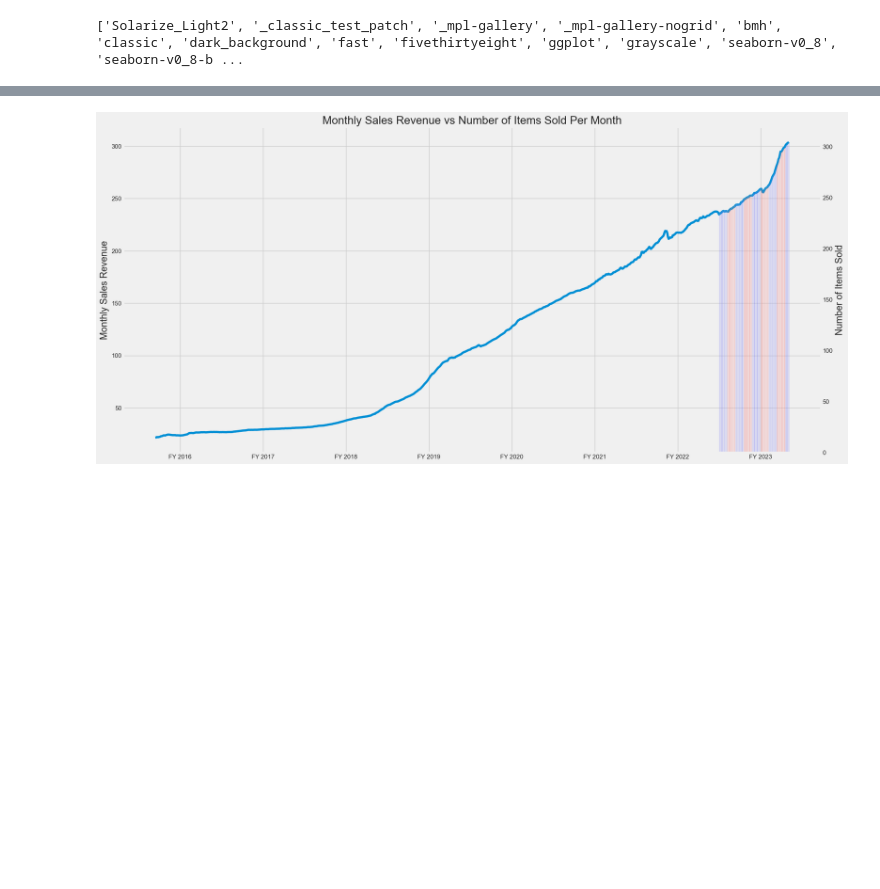
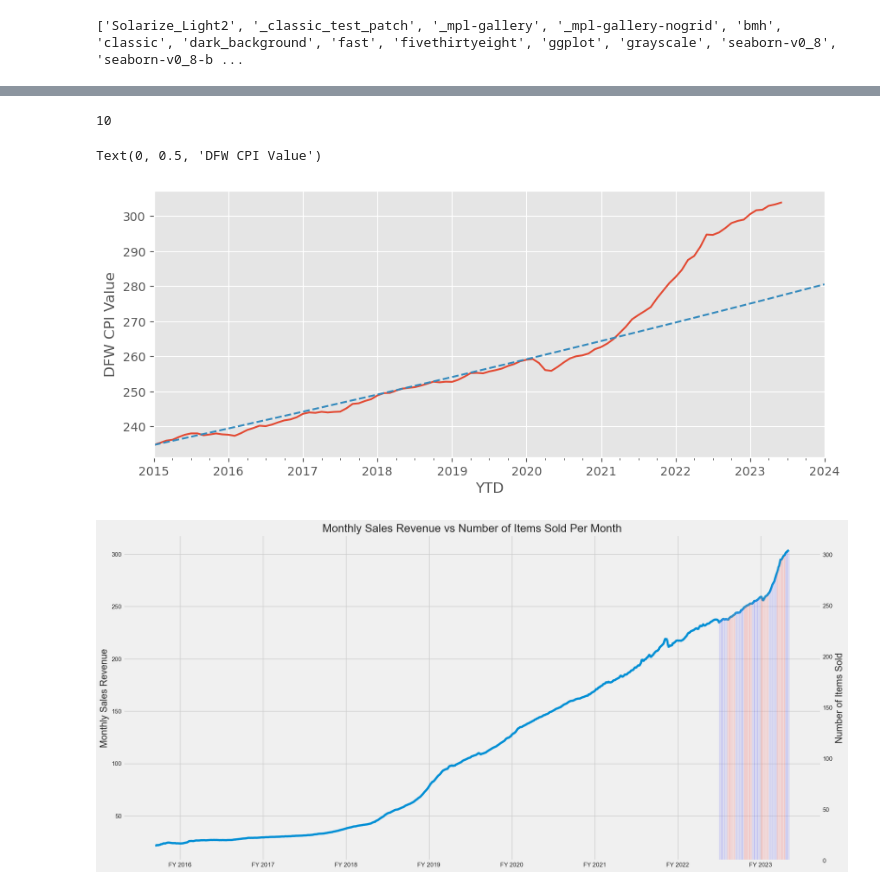
Before and after one commit to xraySMULu/the-big-squeeze, a Jupyter notebook: Code/cg_analysis.ipynb, the cells around one changed output, grey strips where cells are left out. Saved outputs shown, nothing was run; the diff lists cells and outputs as text; code cells hidden in the pictures; blank space fills up the shorter version.

```diff
--- a/Code/cg_analysis.ipynb
+++ b/Code/cg_analysis.ipynb
@@ -97,0 +148,7 @@ df_standardbasket.head()
+# %%
+#Targeting a 2% inflation rate since 2015, add a line to same plot to starting with the 2015 value
+#df_inflationrates['value'].loc['2015':'2023'].iloc[0]
+start = df_inflat['value'].loc['2015':'2024'].iloc[0]
+
+#set the periods to the length of the my date range
+periods = get_unique_years(filtered_df).shape[0]
@@ -97,0 +170,8 @@ df_standardbasket.head()
+# %%
+#add function that calculates the 2% inflation rate
+def get_target_cpi(previous_cpi):
+    return previous_cpi + 0.02*(previous_cpi)
+# %%
+target_cpis = [start]
+for year in range(0,periods):
+    target_cpis.append(get_target_cpi(target_cpis[year]))
@@ -98 +191,20 @@ df_standardbasket.head()
+# %%
+len(target_cpis)
+# %% [output]
+10
+# %%
+#Creating a pandas series for the target CPIs starting in 2015:
+years = pd.date_range(start=datetime.datetime(2015,1,1),periods=periods+1,freq='YE')
+#dates
+target_cpi_series = pd.Series(data=target_cpis, index=years)
+# %%
+#plot out the figure
+fig = plt.figure(dpi=100)
+df_inflat['value'].loc['2015':'2023'].plot(figsize=(10,4))
+target_cpi_series.plot(ls='--')
+plt.xlabel('YTD')
+plt.ylabel('DFW CPI Value')
+# %% [output]
+Text(0, 0.5, 'DFW CPI Value')
+[figure, added]
 # %%
```
Also changed, not shown: parts of 17 cells of this notebook, 8 other files.
